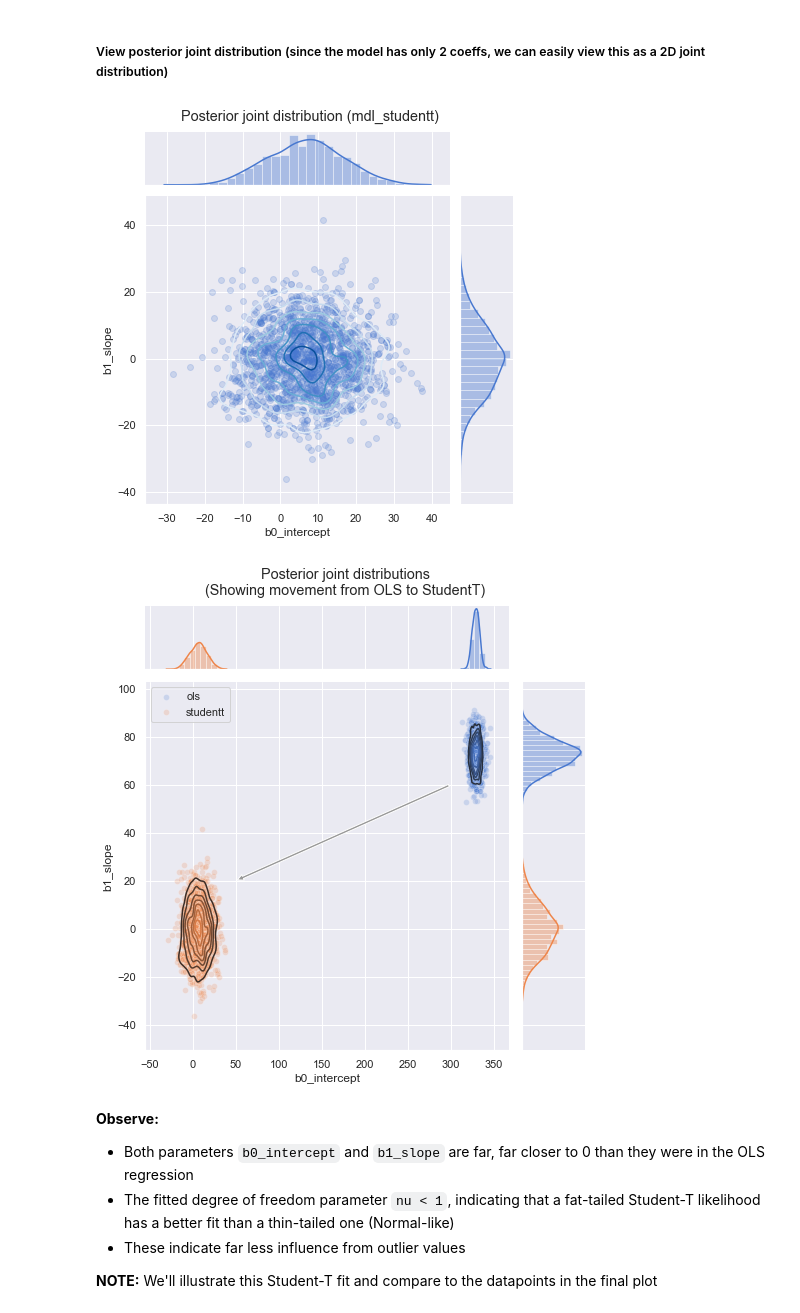
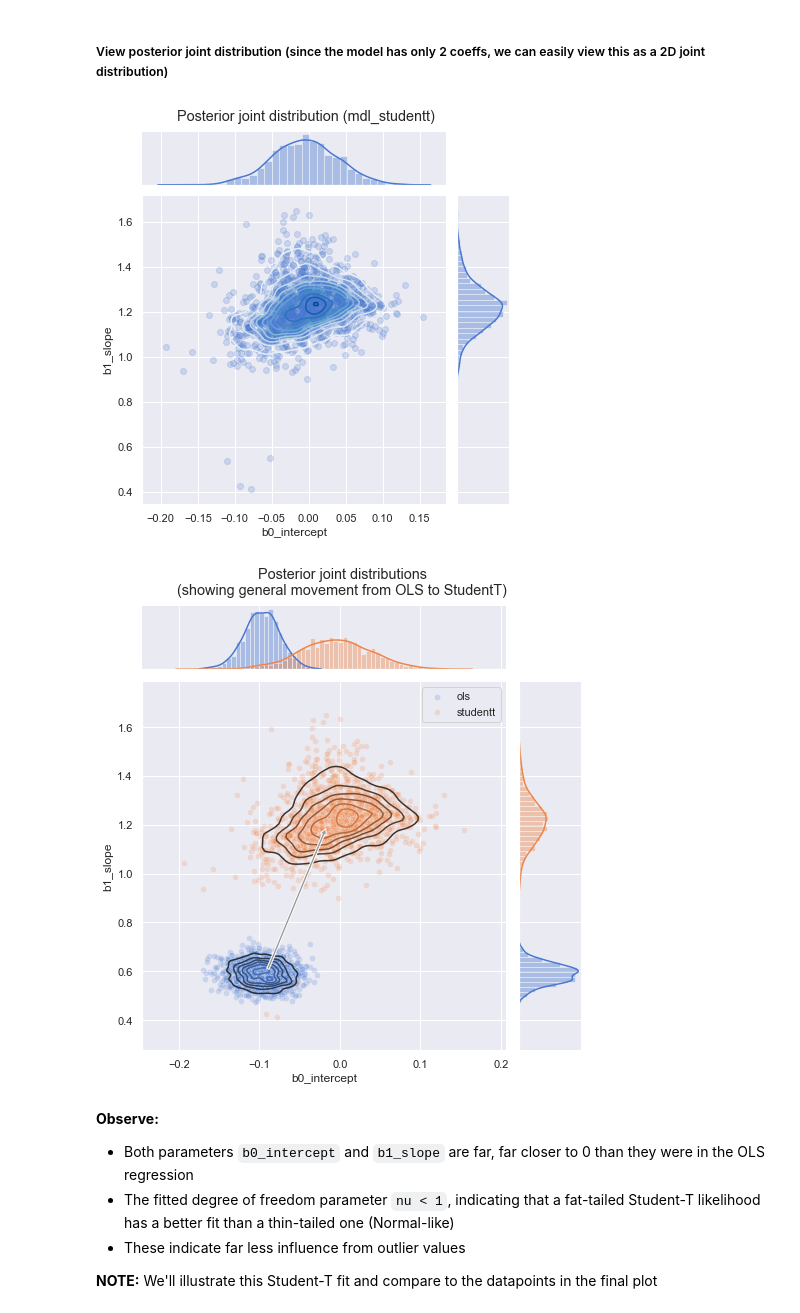
Before and after one commit to jonsedar/pymc3_examples, a Jupyter notebook: notebooks/glm-robust-regression-with-outlier-detection.ipynb, the cells around one changed output. Saved outputs shown, nothing was run; the diff lists cells and outputs as text; code cells hidden in the pictures.

```diff
--- a/notebooks/glm-robust-regression-with-outlier-detection.ipynb
+++ b/notebooks/glm-robust-regression-with-outlier-detection.ipynb
@@ -219,8 +226,10 @@ Note:
 # %% [markdown]
 ### Standardize (mean center and divide by 2 sd)
 # %%
-dfhoggs = (dfhogg[['x']] - dfhogg[['x']].mean(0)) / (2 * dfhogg[['x']].std(0))
+# dfhoggs = (dfhogg[['x']] - dfhogg[['x']].mean(0)) / (2 * dfhogg[['x']].std(0))
+dfhoggs = (dfhogg[['x', 'y']] - dfhogg[['x', 'y']].mean(0)) / (2 * dfhogg[['x', 'y']].std(0))
 # %% [markdown]
 Also transform the measurement error on `x`
 # %%
 dfhoggs['sigma_x'] = dfhogg['sigma_x'] / ( 2 * dfhogg['x'].std(0))
+dfhoggs['sigma_y'] = dfhogg['sigma_y'] / ( 2 * dfhogg['y'].std(0))
@@ -227,7 +246,7 @@ dfhoggs['sigma_x'] = dfhogg['sigma_x'] / ( 2 * dfhogg['x'].std(0))
 # %% [markdown]
 Concat the `y` and `sigma_y`
 # %%
-dfhoggs[['y', 'sigma_y']] = dfhogg[['y', 'sigma_y']].copy()
+# dfhoggs[['y', 'sigma_y']] = dfhogg[['y', 'sigma_y']].copy()
 # %% [markdown]
 ---
 # %% [markdown]
@@ -373,10 +392,10 @@ df_trc_studentt = pm.trace_to_dataframe(trc_studentt)
 gd = sns.jointplot(x='b0_intercept', y='b1_slope', data=df_trc_studentt,
             height=6, marginal_kws={'kde':True, 'kde_kws':{'cut':1}},
             joint_kws={'alpha':0.2})
-gd.plot_joint(sns.kdeplot, zorder=2, cmap='Blues', n_levels=7)
+gd.plot_joint(sns.kdeplot, zorder=2, cmap='Blues', n_levels=12)
 _ = gd.fig.suptitle('Posterior joint distribution (mdl_studentt)', y=1.02)
 # %% [output]
-[figure, old version]
+[figure, new version]
 # %%
 fts = ['b0_intercept', 'b1_slope']
 df_trc = pd.concat((df_trc_ols[fts], df_trc_studentt[fts]), axis=0, sort=False)
@@ -384,26 +403,27 @@ df_trc['model'] = np.repeat(['ols', 'studentt'], len(df_trc_ols))
 # %%
 gd = sns.JointGrid(x='b0_intercept', y='b1_slope', data=df_trc, height=7)
 _ = gd.fig.suptitle(('Posterior joint distributions' +
-                     '\n(Showing movement from OLS to StudentT)'), y=1.05)
+                     '\n(showing general movement from OLS to StudentT)'), y=1.05)
 
 _, x_bin_edges = np.histogram(df_trc['b0_intercept'], 60)
 _, y_bin_edges = np.histogram(df_trc['b1_slope'], 60)
 
 for idx, grp in df_trc.groupby('model'):
     _ = sns.scatterplot(grp['b0_intercept'], grp['b1_slope'],
                         ax=gd.ax_joint, alpha=0.2, label=idx)
     _ = sns.kdeplot(grp['b0_intercept'], grp['b1_slope'],
                         ax=gd.ax_joint, zorder=2, n_levels=7)
     _ = sns.distplot(grp['b0_intercept'], ax=gd.ax_marg_x, kde_kws={'cut':1},
                          bins=x_bin_edges, axlabel=False)
     _ = sns.distplot(grp['b1_slope'], ax=gd.ax_marg_y, kde_kws={'cut':1},
                          bins=y_bin_edges, vertical=True, axlabel=False)
 
-_ = gd.ax_joint.annotate('', xy=(50,20), xytext=(300,60),
-        arrowprops={'arrowstyle':'simple', 'facecolor':'#999999'})
+_ = gd.ax_joint.annotate('', xy=df_trc_studentt.quantile(.4).values[:2],
+                         xytext=df_trc_ols.quantile(.6).values,
+                         arrowprops={'arrowstyle':'simple', 'facecolor':'#999999'})
 _ = gd.ax_joint.legend()
 # %% [output]
-[figure, old version]
+[figure, new version]
 # %% [markdown]
 **Observe:**
 
```
Also changed, not shown: parts of 27 cells of this notebook.
